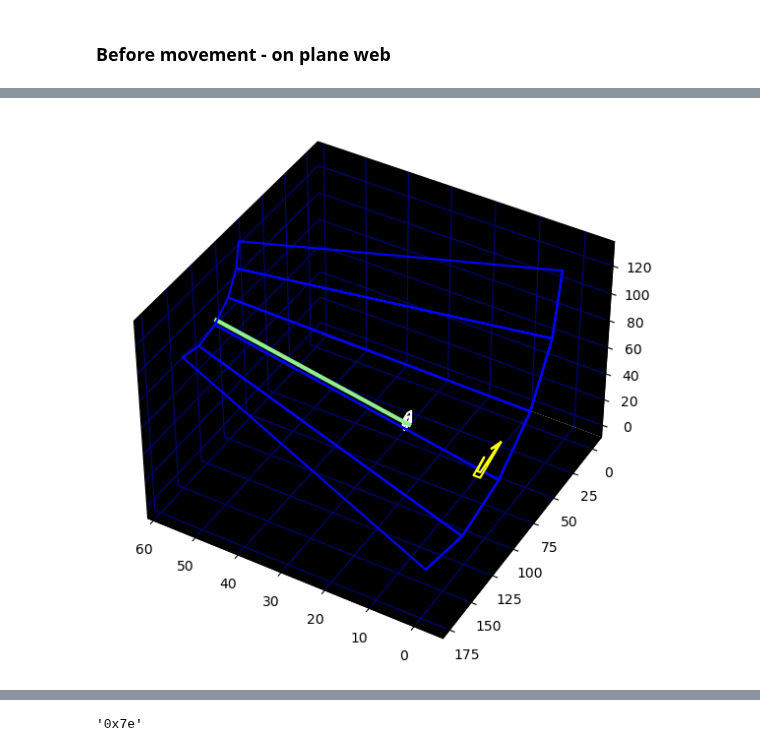
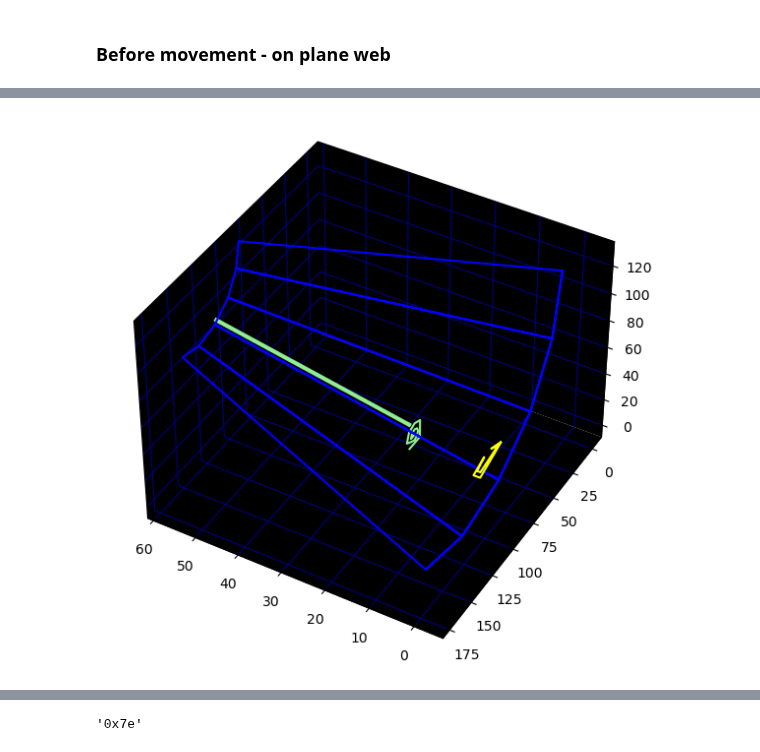
Before and after one commit to mwenge/TempestVsTempest, a Jupyter notebook: notebooks-tempest/spikes - animate movement.ipynb, the cells around one changed output, grey strips where cells are left out. Drawn from its saved outputs; the diff is of its cells as text; code cells hidden in the pictures.

```diff
--- a/notebooks-tempest/spikes - animate movement.ipynb
+++ b/notebooks-tempest/spikes - animate movement.ipynb
@@ -339,17 +366,17 @@ makeWebAndSpikeDiagram(circle_web_segment, spike_vertices, objects_vertices,
-# %%
-AZIMUTH=120
-ELEVATION = 40
-objects_vertices = []
-spike_vertices = (np.array([110.2,  85. ]), np.array([89.8, 40. ]), np.array([[60,  20]]))
-claw_vertices = setObjectVertices(claw_data, scale=4, zpos=-5,
-                                xoffset=28, yoffset=20, color="yellow", inverty=False)
-objects_vertices += [(claw_vertices,"yellow")]
-
-dot_vertices = setObjectVertices(charge_data, scale=0.4, zpos=28,
-                                xoffset=120, yoffset=15, color="white", inverty=False)
-objects_vertices += [(dot_vertices,"white")]
-
-makeWebAndSpikeDiagram(circle_web_segment, spike_vertices, objects_vertices,
-                      filename=f"spikes/spike_evolution_2.png")
-# %% [output]
-[figure, removed]
+# %%
+AZIMUTH=120
+ELEVATION = 40
+objects_vertices = []
+spike_vertices = (np.array([110.2,  85. ]), np.array([89.8, 40. ]), np.array([[60,  20]]))
+claw_vertices = setObjectVertices(claw_data, scale=4, zpos=-5,
+                                xoffset=28, yoffset=20, color="yellow", inverty=False)
+objects_vertices += [(claw_vertices,"yellow")]
+
+dot_vertices = setObjectVertices(charge_data, scale=0.6, zpos=24,
+                                xoffset=100, yoffset=15, color="white", inverty=False)
+objects_vertices += [(dot_vertices,"lightgreen")]
+
+makeWebAndSpikeDiagram(circle_web_segment, spike_vertices, objects_vertices,
+                      filename=f"spikes/spike_evolution_2.png")
+# %% [output]
+[figure, added]
```
Also changed, not shown: parts of 11 cells of this notebook, 7 other files.
